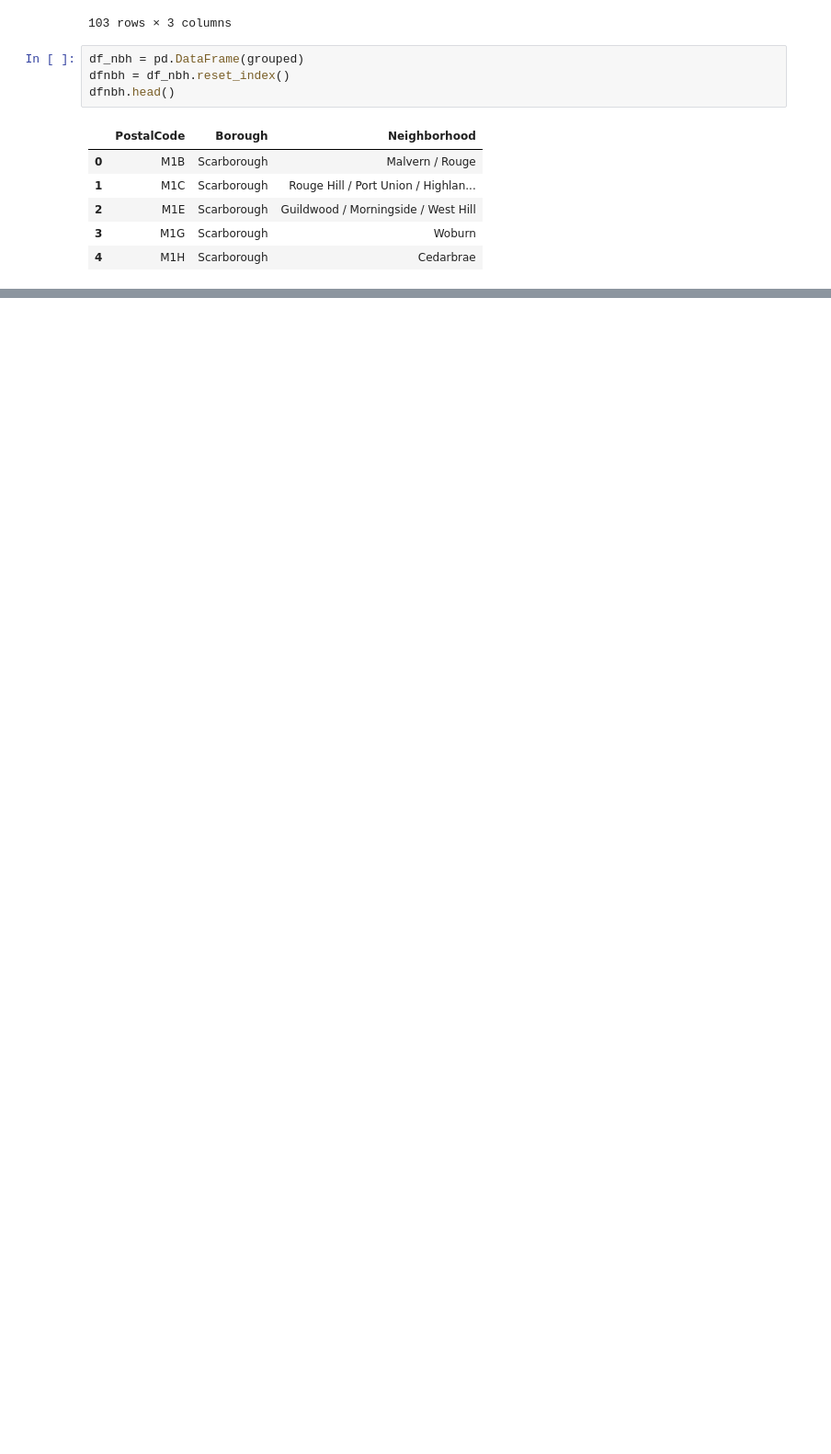
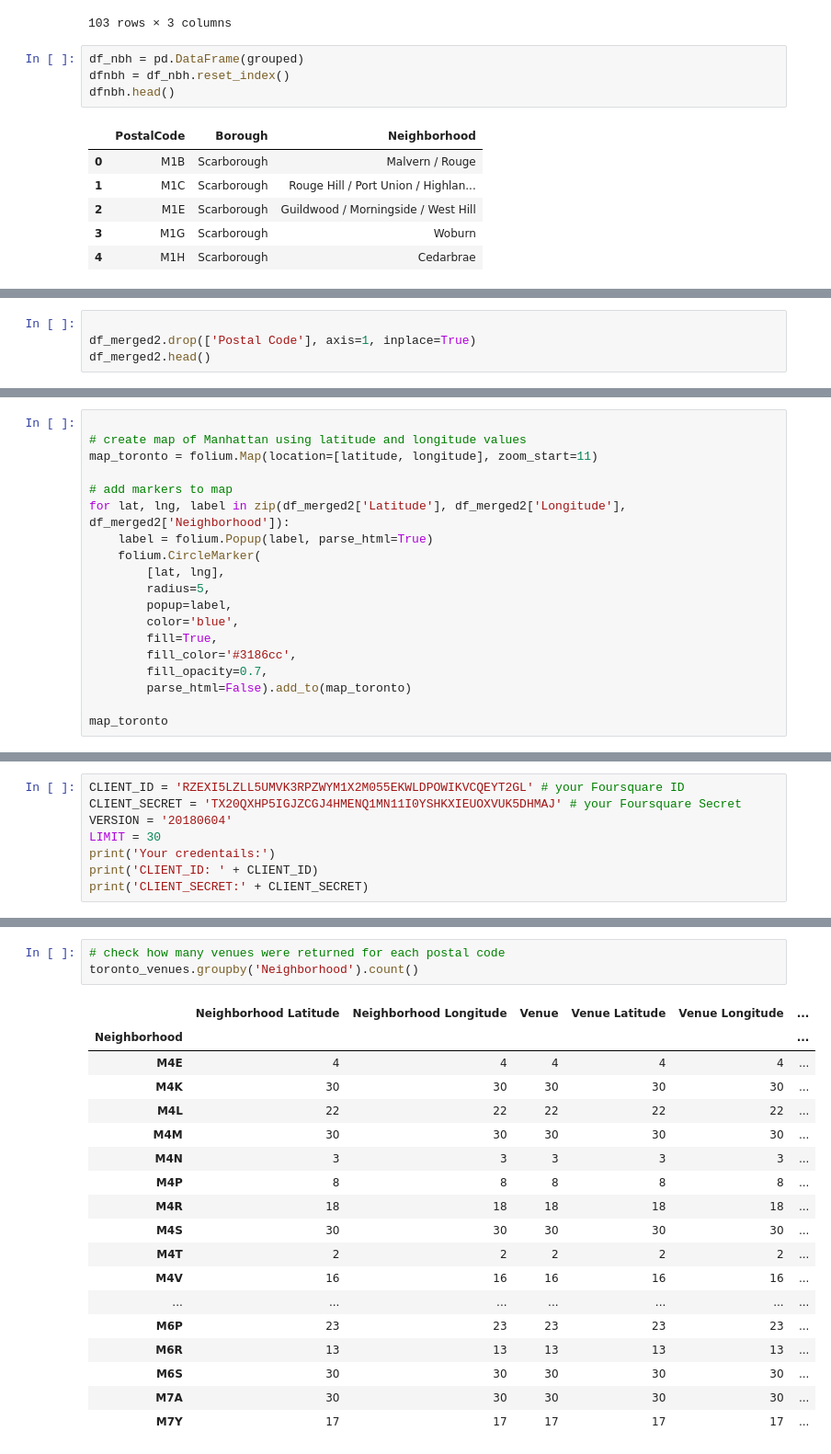
Before and after one commit to lKarthikeyanl/-Coursera_Capstone, a Jupyter notebook: Segmenting and Clustering Neighborhoods in Toronto.ipynb, the cells around one changed output, grey strips where cells are left out. Shown at 92% size. Drawn from its saved outputs; the diff is of its cells as text; blank space fills up the shorter version.

```diff
--- a/Segmenting and Clustering Neighborhoods in Toronto.ipynb
+++ b/Segmenting and Clustering Neighborhoods in Toronto.ipynb
@@ -143,0 +220,4 @@ dfnbh.head()
+# %%
+
+df_merged2.drop(['Postal Code'], axis=1, inplace=True)
+df_merged2.head()
@@ -143,0 +247,19 @@ dfnbh.head()
+# %%
+
+# create map of Manhattan using latitude and longitude values
+map_toronto = folium.Map(location=[latitude, longitude], zoom_start=11)
+
+# add markers to map
+for lat, lng, label in zip(df_merged2['Latitude'], df_merged2['Longitude'], df_merged2['Neighborhood']):
+    label = folium.Popup(label, parse_html=True)
+    folium.CircleMarker(
+        [lat, lng],
+        radius=5,
+        popup=label,
+        color='blue',
+        fill=True,
+        fill_color='#3186cc',
+        fill_opacity=0.7,
+        parse_html=False).add_to(map_toronto)
+
+map_toronto
@@ -143,0 +272,8 @@ dfnbh.head()
+# %%
+CLIENT_ID = 'RZEXI5LZLL5UMVK3RPZWYM1X2M055EKWLDPOWIKVCQEYT2GL' # your Foursquare ID
+CLIENT_SECRET = 'TX20QXHP5IGJZCGJ4HMENQ1MN11I0YSHKXIEUOXVUK5DHMAJ' # your Foursquare Secret
+VERSION = '20180604'
+LIMIT = 30
+print('Your credentails:')
+print('CLIENT_ID: ' + CLIENT_ID)
+print('CLIENT_SECRET:' + CLIENT_SECRET)
@@ -143,0 +380,22 @@ dfnbh.head()
+# %%
+# check how many venues were returned for each postal code
+toronto_venues.groupby('Neighborhood').count()
+# %% [output]
+|  | Neighborhood Latitude | Neighborhood Longitude | Venue | Venue Latitude | Venue Longitude | ... |
+| Neighborhood |  |  |  |  |  | ... |
+| M4E | 4 | 4 | 4 | 4 | 4 | ... |
+| M4K | 30 | 30 | 30 | 30 | 30 | ... |
+| M4L | 22 | 22 | 22 | 22 | 22 | ... |
+| M4M | 30 | 30 | 30 | 30 | 30 | ... |
+| M4N | 3 | 3 | 3 | 3 | 3 | ... |
+| M4P | 8 | 8 | 8 | 8 | 8 | ... |
+| M4R | 18 | 18 | 18 | 18 | 18 | ... |
+| M4S | 30 | 30 | 30 | 30 | 30 | ... |
+| M4T | 2 | 2 | 2 | 2 | 2 | ... |
+| M4V | 16 | 16 | 16 | 16 | 16 | ... |
+| ... | ... | ... | ... | ... | ... | ... |
+| M6P | 23 | 23 | 23 | 23 | 23 | ... |
+| M6R | 13 | 13 | 13 | 13 | 13 | ... |
+| M6S | 30 | 30 | 30 | 30 | 30 | ... |
+| M7A | 30 | 30 | 30 | 30 | 30 | ... |
+| M7Y | 17 | 17 | 17 | 17 | 17 | ... |
```
Also changed, not shown: parts of 51 cells of this notebook.
